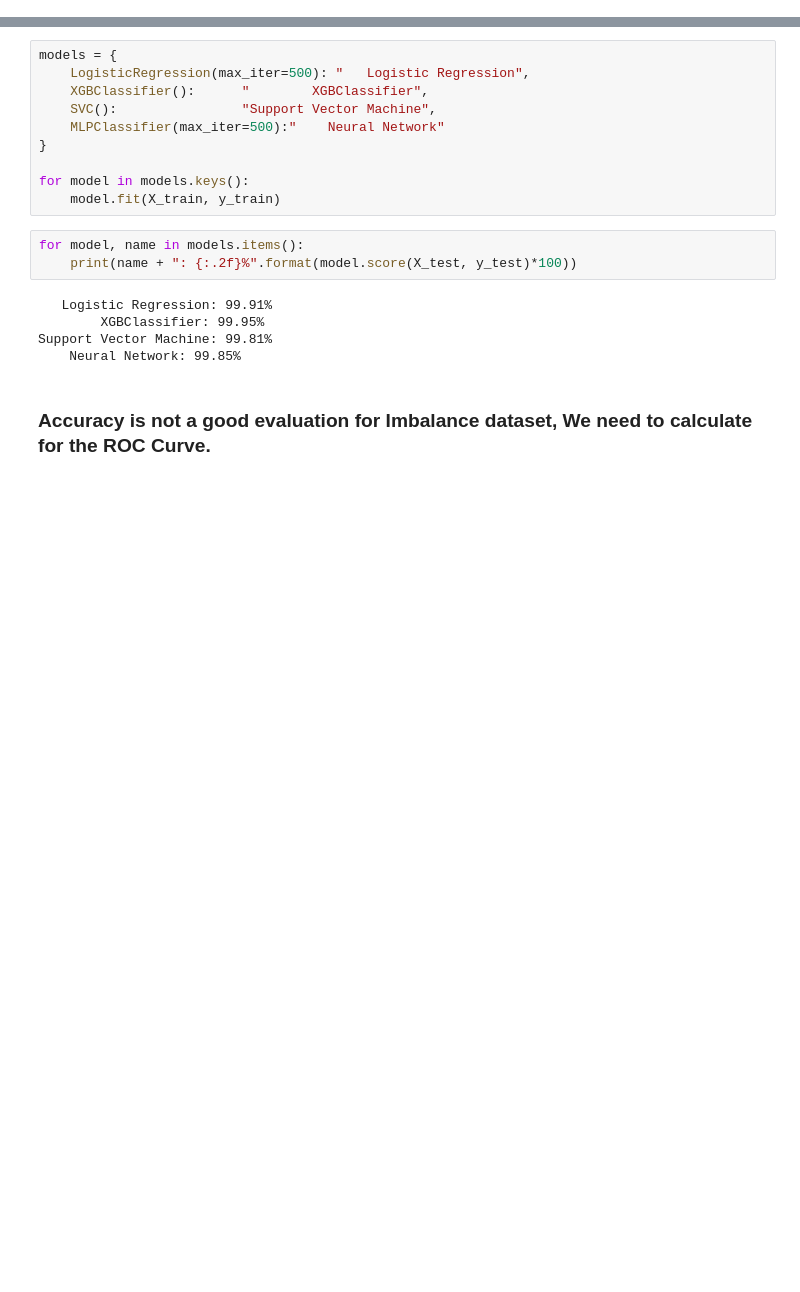
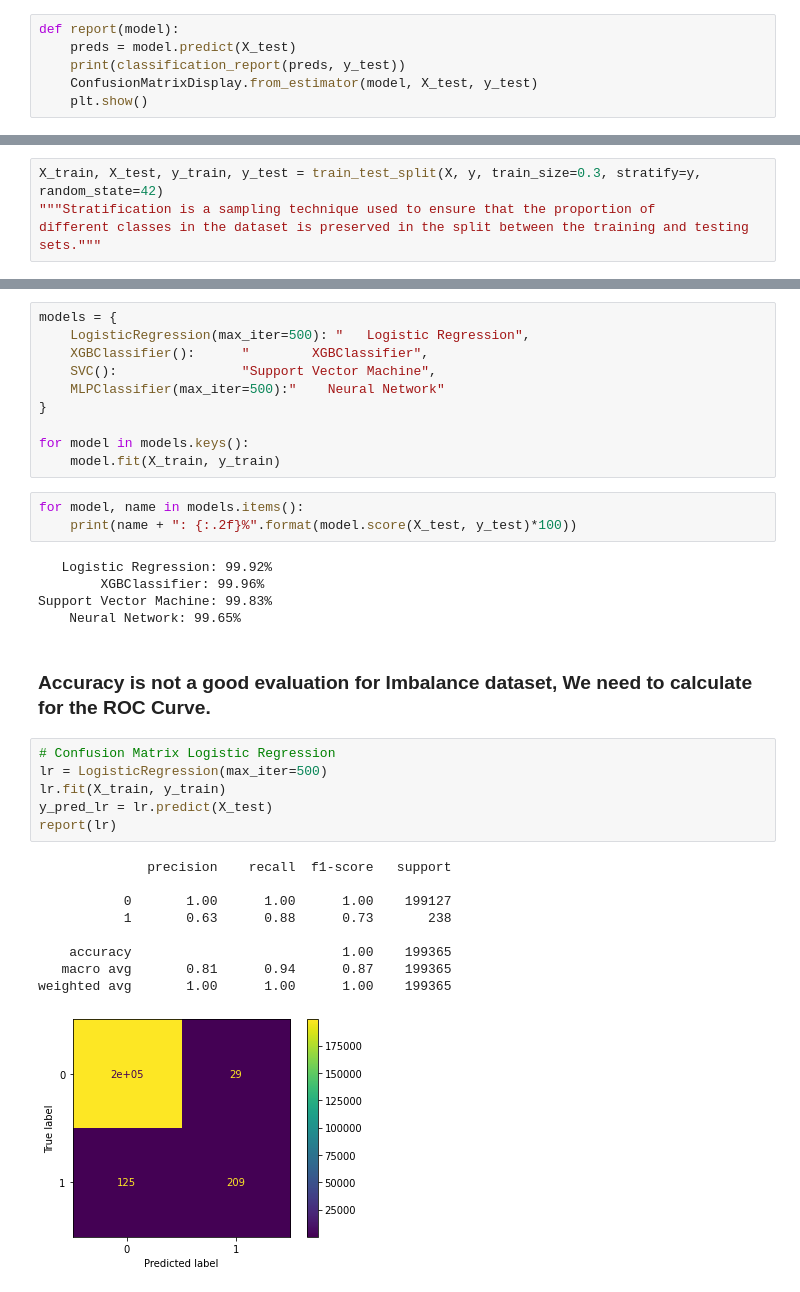
Before and after one commit to Kenneth-Privaldos/Credit-card-fraud-detection-, a Jupyter notebook: fraud-detection-credit-card.ipynb, the cells around one changed output, grey strips where cells are left out. Drawn from its saved outputs; the diff is of its cells as text; blank space fills up the shorter version.

```diff
--- a/fraud-detection-credit-card.ipynb
+++ b/fraud-detection-credit-card.ipynb
@@ -20,0 +29,6 @@ from sklearn.neural_network import MLPClassifier
+# %%
+def report(model):
+    preds = model.predict(X_test)
+    print(classification_report(preds, y_test))
+    ConfusionMatrixDisplay.from_estimator(model, X_test, y_test)
+    plt.show()
@@ -74,0 +154,4 @@ X_train, X_test, y_train, y_test = train_test_split(X, y, train_size=0.7, random
+# %%
+X_train, X_test, y_train, y_test = train_test_split(X, y, train_size=0.3, stratify=y, random_state=42)
+"""Stratification is a sampling technique used to ensure that the proportion of
+different classes in the dataset is preserved in the split between the training and testing sets."""
@@ -88,9 +173,25 @@ for model in models.keys():
 for model, name in models.items():
     print(name + ": {:.2f}%".format(model.score(X_test, y_test)*100))
 # %% [output]
-   Logistic Regression: 99.91%
-        XGBClassifier: 99.95%
-Support Vector Machine: 99.81%
-    Neural Network: 99.85%
+   Logistic Regression: 99.92%
+        XGBClassifier: 99.96%
+Support Vector Machine: 99.83%
+    Neural Network: 99.65%
 # %% [markdown]
 ### Accuracy is not a good evaluation for Imbalance dataset, We need to calculate for the ROC Curve.
+# %%
+# Confusion Matrix Logistic Regression
+lr = LogisticRegression(max_iter=500)
+lr.fit(X_train, y_train)
+y_pred_lr = lr.predict(X_test)
+report(lr)
+# %% [output]
+              precision    recall  f1-score   support
+
+           0       1.00      1.00      1.00    199127
+           1       0.63      0.88      0.73       238
+
+    accuracy                           1.00    199365
+   macro avg       0.81      0.94      0.87    199365
+weighted avg       1.00      1.00      1.00    199365
+[figure, added]
```
Also changed, not shown: parts of 27 cells of this notebook.
